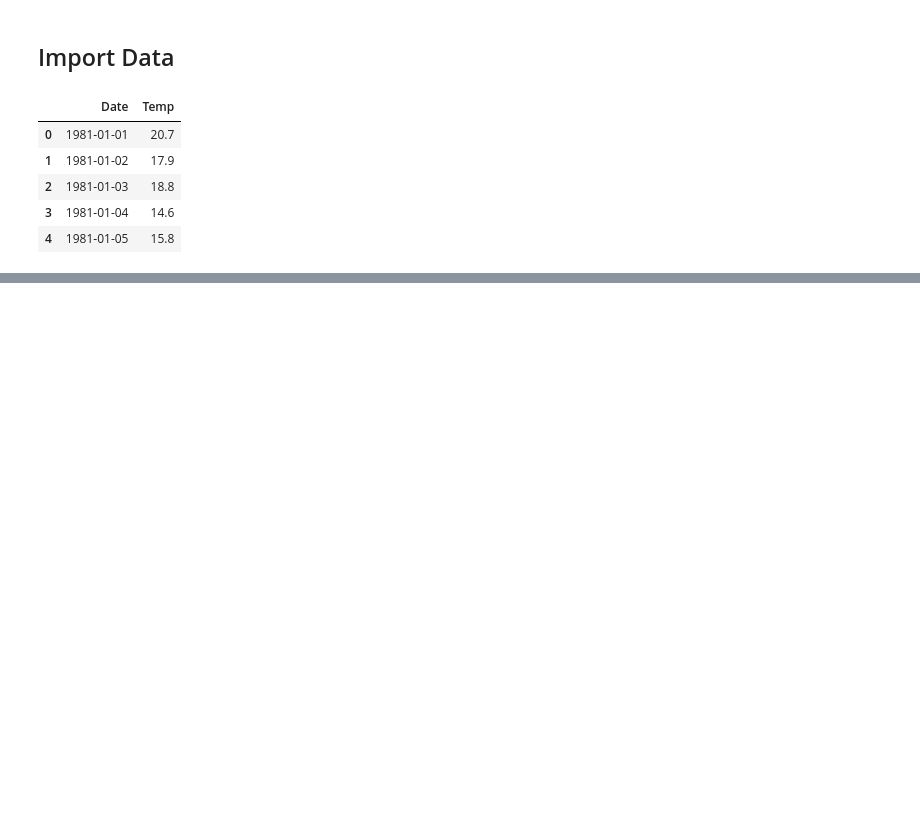
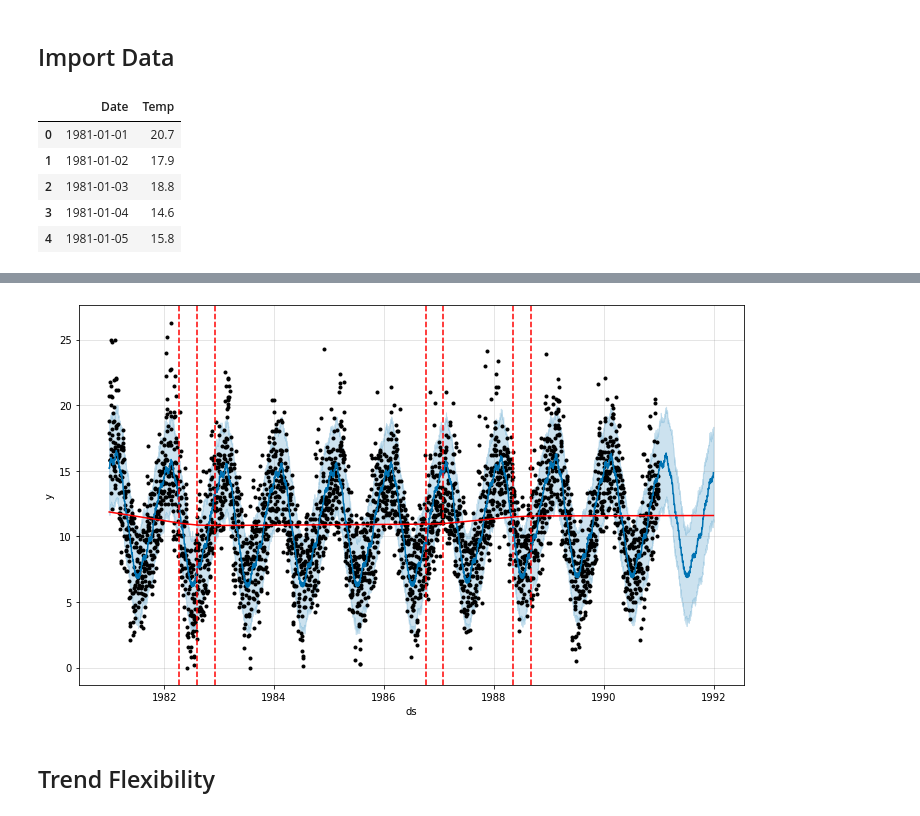
Before and after one commit to thiago2608santana/Analise_Series_Temporais, a Jupyter notebook: Prophet_in_Practice.ipynb, the cells around one changed output, grey strips where cells are left out. Saved outputs shown, nothing was run; the diff lists cells and outputs as text; code cells hidden in the pictures; blank space fills up the shorter version.

```diff
--- a/Prophet_in_Practice.ipynb
+++ b/Prophet_in_Practice.ipynb
@@ -23,0 +123,7 @@ df.head()
+# %%
+fig = m.plot(forecast)
+a = add_changepoints_to_plot(fig.gca(), m, forecast)
+# %% [output]
+[figure, added]
+# %% [markdown]
+## Trend Flexibility
```
Also changed, not shown: parts of 49 cells of this notebook.
